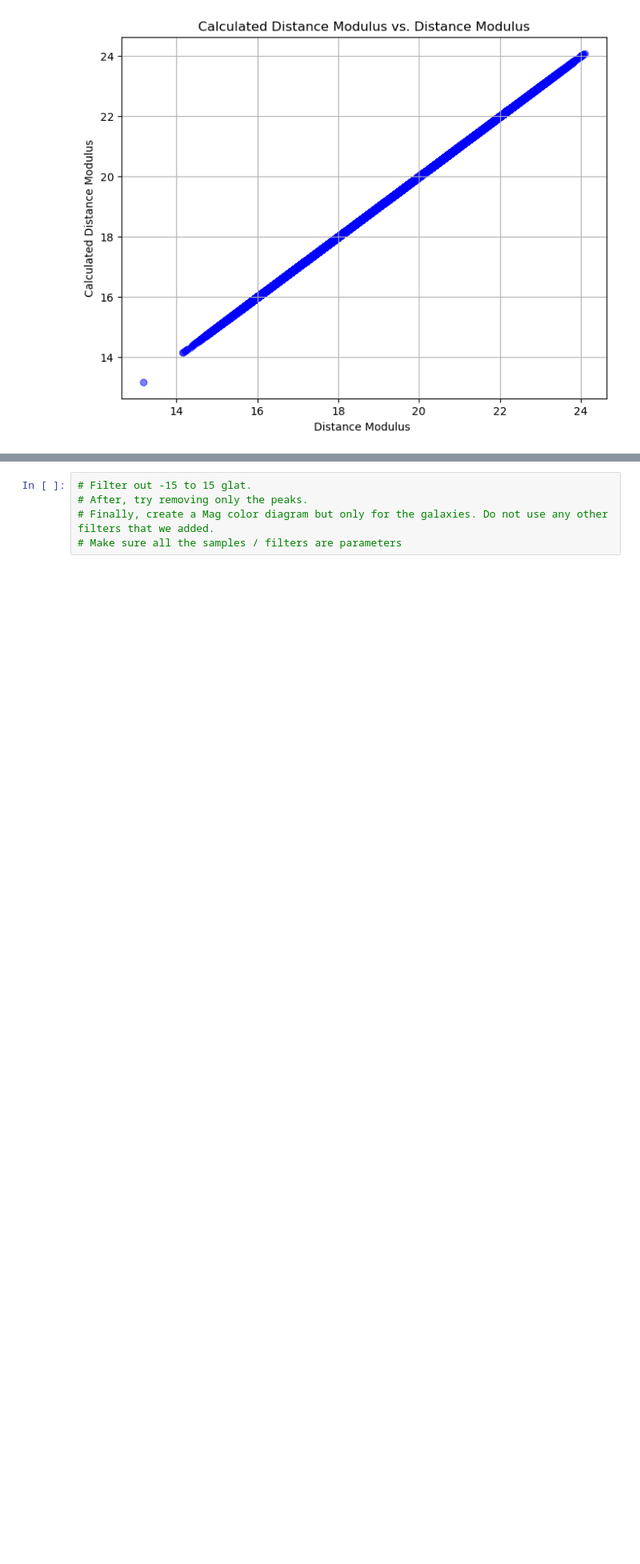
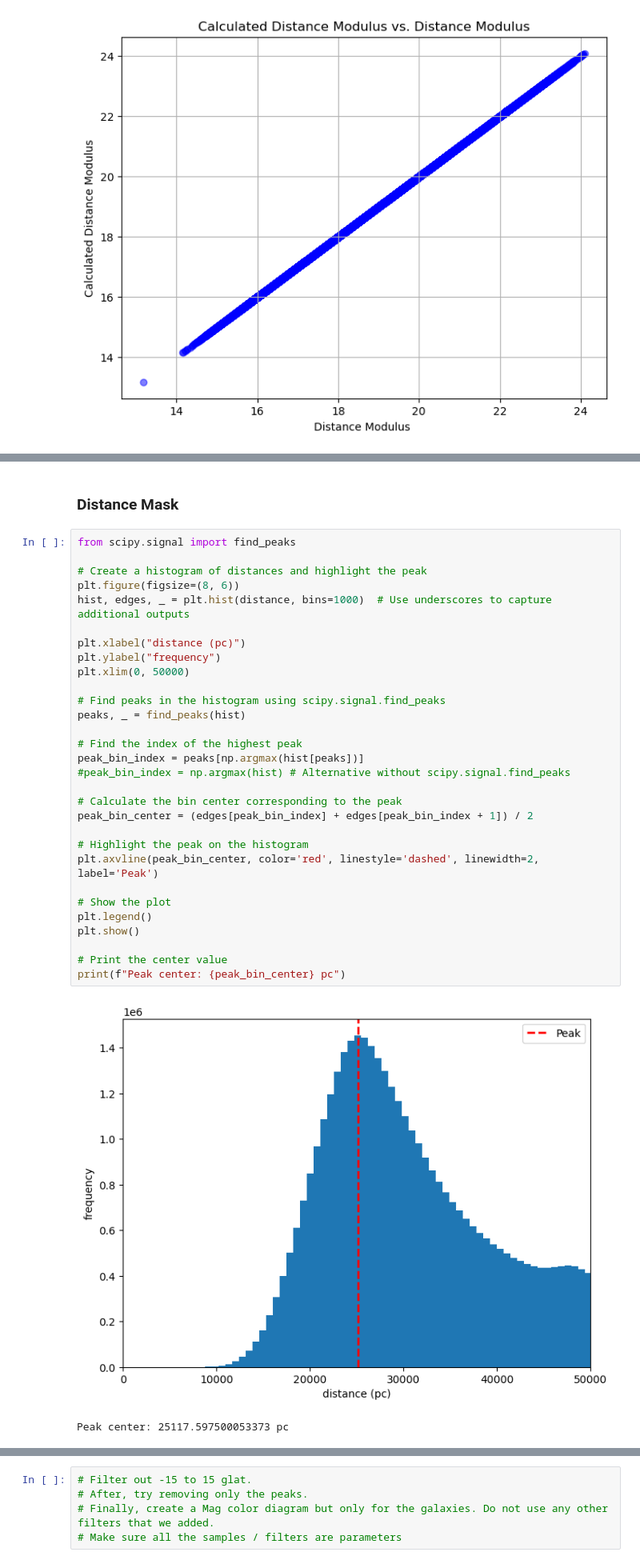
Before and after one commit to aeden2019/rubin_mw_mocks, a Jupyter notebook: src/analysis/color_magnitude_diagram.ipynb, the cells around one changed output, grey strips where cells are left out. Shown at 80% size. Saved outputs shown, nothing was run; the diff lists cells and outputs as text; blank space fills up the shorter version.

```diff
--- a/src/analysis/color_magnitude_diagram.ipynb
+++ b/src/analysis/color_magnitude_diagram.ipynb
@@ -164,0 +115,35 @@ plt.show()
+# %% [markdown]
+### Distance Mask
+# %%
+from scipy.signal import find_peaks
+
+# Create a histogram of distances and highlight the peak
+plt.figure(figsize=(8, 6))
+hist, edges, _ = plt.hist(distance, bins=1000)  # Use underscores to capture additional outputs
+
+plt.xlabel("distance (pc)")
+plt.ylabel("frequency")
+plt.xlim(0, 50000)
+
+# Find peaks in the histogram using scipy.signal.find_peaks
+peaks, _ = find_peaks(hist)
+
+# Find the index of the highest peak
+peak_bin_index = peaks[np.argmax(hist[peaks])]
+#peak_bin_index = np.argmax(hist) # Alternative without scipy.signal.find_peaks
+
+# Calculate the bin center corresponding to the peak
+peak_bin_center = (edges[peak_bin_index] + edges[peak_bin_index + 1]) / 2
+
+# Highlight the peak on the histogram
+plt.axvline(peak_bin_center, color='red', linestyle='dashed', linewidth=2, label='Peak')
+
+# Show the plot
+plt.legend()
+plt.show()
+
+# Print the center value
+print(f"Peak center: {peak_bin_center} pc")
+# %% [output]
+[figure, added]
+Peak center: 25117.597500053373 pc
```
Also changed, not shown: parts of 44 cells of this notebook.
